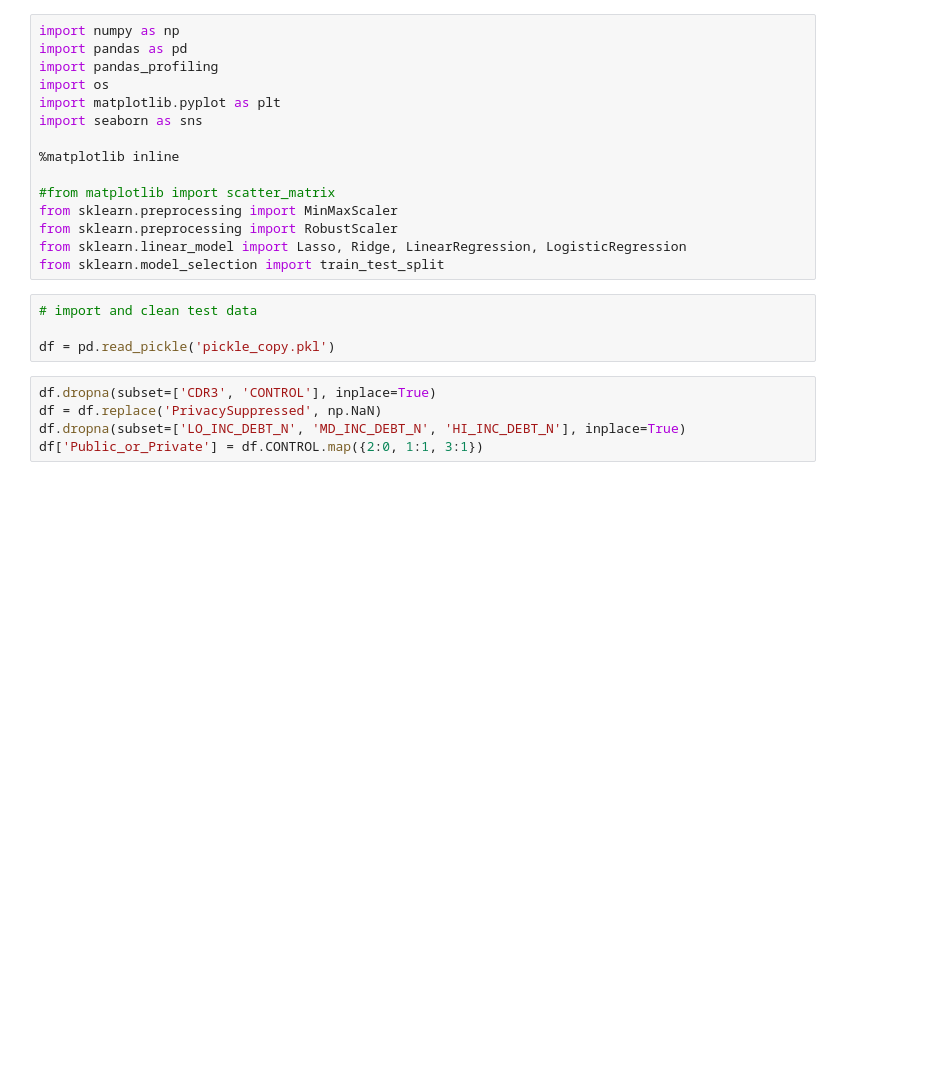
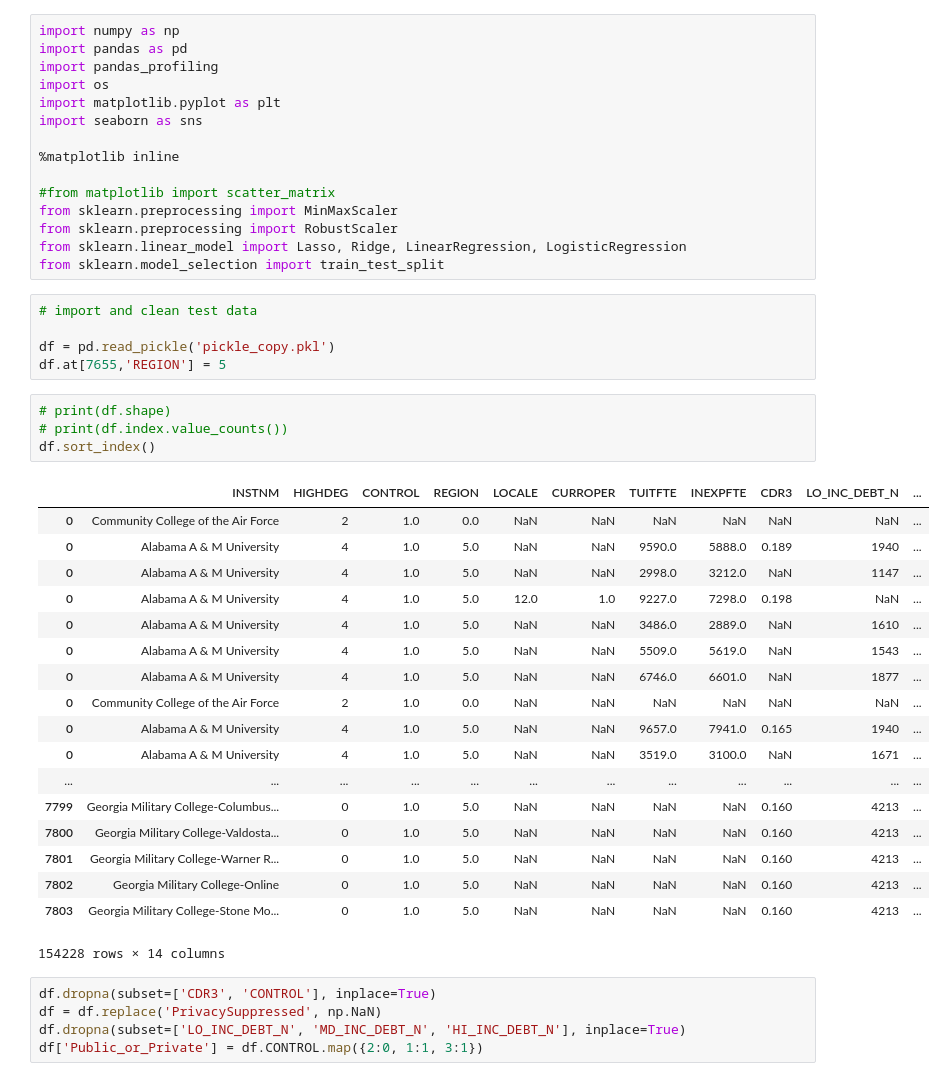
Before and after one commit to CliffordBridges/College-Scorecards-Uses-and-Insights, a Jupyter notebook: functions_test.ipynb, the cells around one changed output. Saved outputs shown, nothing was run; the diff lists cells and outputs as text; blank space fills up the shorter version.

```diff
--- a/functions_test.ipynb
+++ b/functions_test.ipynb
@@ -17,6 +17,30 @@ from sklearn.model_selection import train_test_split
 # import and clean test data
 
 df = pd.read_pickle('pickle_copy.pkl')
+df.at[7655,'REGION'] = 5
+# %%
+# print(df.shape)
+# print(df.index.value_counts())
+df.sort_index()
+# %% [output]
+|  | INSTNM | HIGHDEG | CONTROL | REGION | LOCALE | CURROPER | TUITFTE | INEXPFTE | CDR3 | LO_INC_DEBT_N | ... |
+| 0 | Community College of the Air Force | 2 | 1.0 | 0.0 | NaN | NaN | NaN | NaN | NaN | NaN | ... |
+| 0 | Alabama A & M University | 4 | 1.0 | 5.0 | NaN | NaN | 9590.0 | 5888.0 | 0.189 | 1940 | ... |
+| 0 | Alabama A & M University | 4 | 1.0 | 5.0 | NaN | NaN | 2998.0 | 3212.0 | NaN | 1147 | ... |
+| 0 | Alabama A & M University | 4 | 1.0 | 5.0 | 12.0 | 1.0 | 9227.0 | 7298.0 | 0.198 | NaN | ... |
+| 0 | Alabama A & M University | 4 | 1.0 | 5.0 | NaN | NaN | 3486.0 | 2889.0 | NaN | 1610 | ... |
+| 0 | Alabama A & M University | 4 | 1.0 | 5.0 | NaN | NaN | 5509.0 | 5619.0 | NaN | 1543 | ... |
+| 0 | Alabama A & M University | 4 | 1.0 | 5.0 | NaN | NaN | 6746.0 | 6601.0 | NaN | 1877 | ... |
+| 0 | Community College of the Air Force | 2 | 1.0 | 0.0 | NaN | NaN | NaN | NaN | NaN | NaN | ... |
+| 0 | Alabama A & M University | 4 | 1.0 | 5.0 | NaN | NaN | 9657.0 | 7941.0 | 0.165 | 1940 | ... |
+| 0 | Alabama A & M University | 4 | 1.0 | 5.0 | NaN | NaN | 3519.0 | 3100.0 | NaN | 1671 | ... |
+| ... | ... | ... | ... | ... | ... | ... | ... | ... | ... | ... | ... |
+| 7799 | Georgia Military College-Columbus... | 0 | 1.0 | 5.0 | NaN | NaN | NaN | NaN | 0.160 | 4213 | ... |
+| 7800 | Georgia Military College-Valdosta... | 0 | 1.0 | 5.0 | NaN | NaN | NaN | NaN | 0.160 | 4213 | ... |
+| 7801 | Georgia Military College-Warner R... | 0 | 1.0 | 5.0 | NaN | NaN | NaN | NaN | 0.160 | 4213 | ... |
+| 7802 | Georgia Military College-Online | 0 | 1.0 | 5.0 | NaN | NaN | NaN | NaN | 0.160 | 4213 | ... |
+| 7803 | Georgia Military College-Stone Mo... | 0 | 1.0 | 5.0 | NaN | NaN | NaN | NaN | 0.160 | 4213 | ... |
+154228 rows × 14 columns
 # %%
 df.dropna(subset=['CDR3', 'CONTROL'], inplace=True)
 df = df.replace('PrivacySuppressed', np.NaN)
```
Also changed, not shown: parts of 14 cells of this notebook, 1 other file.
